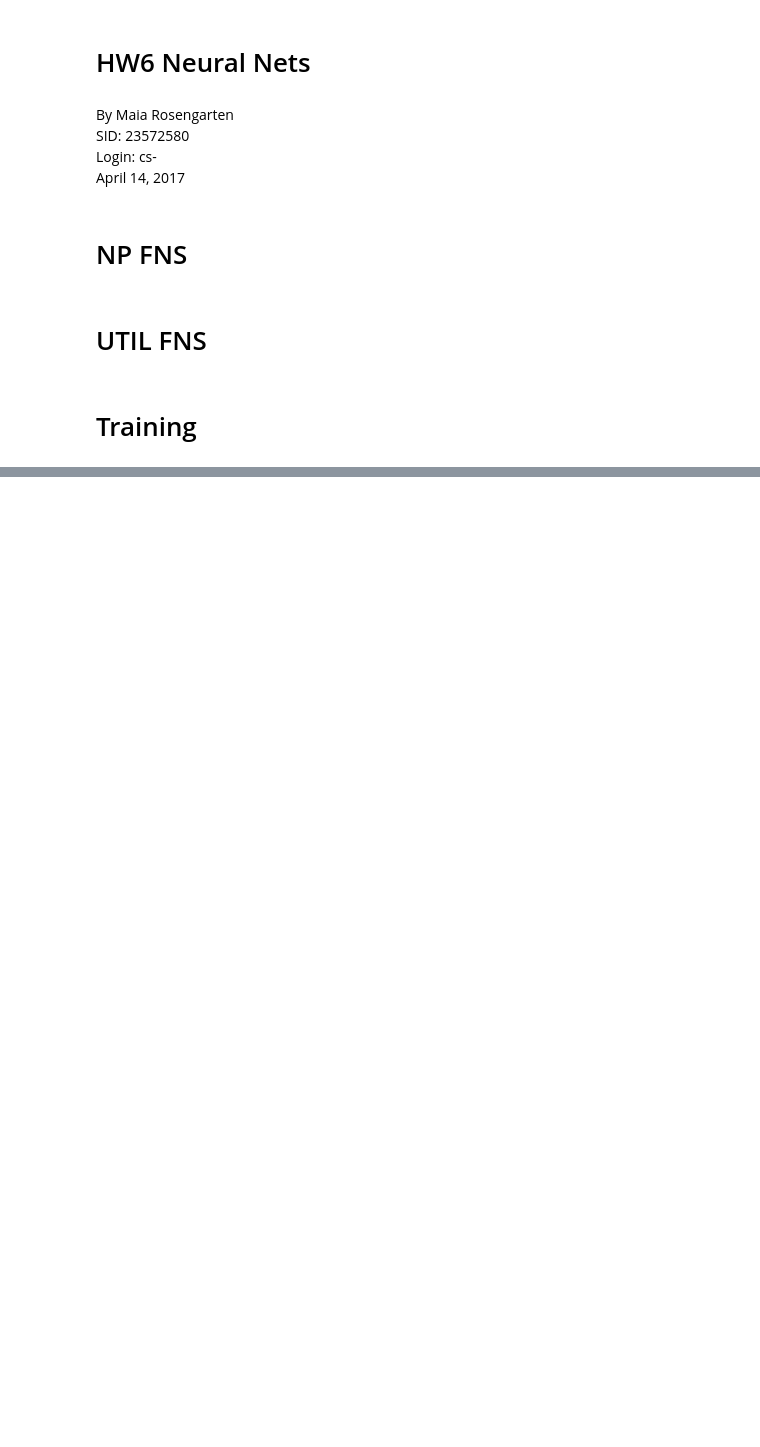
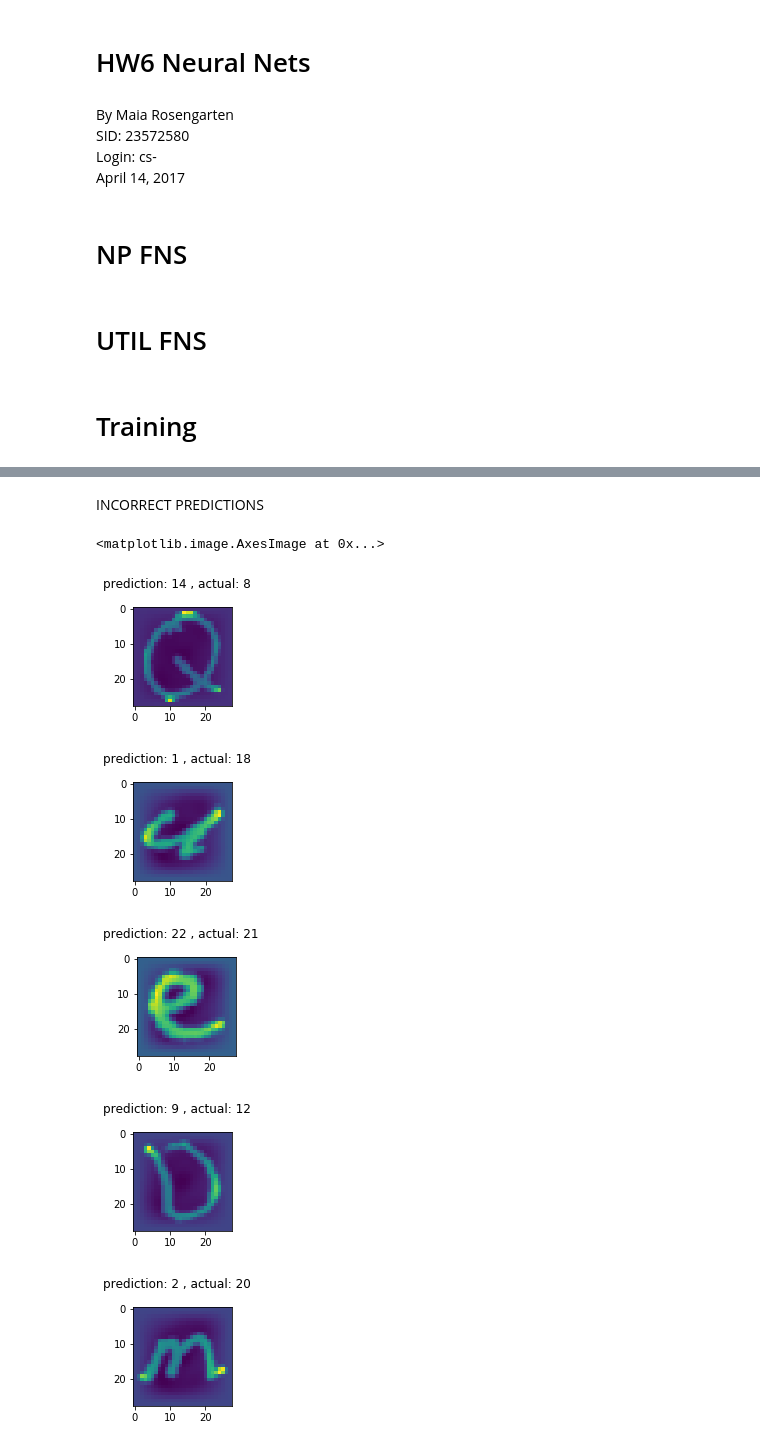
Before and after one commit to maialena/CS189-Machine_Learning, a Jupyter notebook: HW6/189_HW6_NeuralNets.ipynb, the cells around one changed output, grey strips where cells are left out. Saved outputs shown, nothing was run; the diff lists cells and outputs as text; code cells hidden in the pictures; blank space fills up the shorter version.

```diff
--- a/HW6/189_HW6_NeuralNets.ipynb
+++ b/HW6/189_HW6_NeuralNets.ipynb
@@ -364,0 +433,34 @@ accuracy
+# %% [markdown]
+INCORRECT PREDICTIONS
+# %%
+fig = plt.figure(1)
+fig.suptitle('prediction: ' + str(predictions[incorrectIndices[0]]) + " , actual: " + str(valid_y[incorrectIndices[0]][0]))
+plt.subplot(211)
+plt.imshow(net.X[incorrectIndices[0], :-1].reshape(28,28))
+
+fig = plt.figure(2)
+fig.suptitle('prediction: ' + str(predictions[incorrectIndices[1]]) + " , actual: " + str(valid_y[incorrectIndices[1]][0]))
+plt.subplot(211)
+plt.imshow(net.X[incorrectIndices[1], :-1].reshape(28,28))
+
+fig = plt.figure(3)
+fig.suptitle('prediction: ' + str(predictions[incorrectIndices[2]]) + " , actual: " + str(valid_y[incorrectIndices[2]][0]))
+plt.subplot(211)
+plt.imshow(net.X[incorrectIndices[2], :-1].reshape(28,28))
+
+fig = plt.figure(4)
+fig.suptitle('prediction: ' + str(predictions[incorrectIndices[3]]) + " , actual: " + str(valid_y[incorrectIndices[3]][0]))
+plt.subplot(211)
+plt.imshow(net.X[incorrectIndices[3], :-1].reshape(28,28))
+
+fig = plt.figure(5)
+fig.suptitle('prediction: ' + str(predictions[incorrectIndices[4]]) + " , actual: " + str(valid_y[incorrectIndices[4]][0]))
+plt.subplot(211)
+plt.imshow(net.X[incorrectIndices[4], :-1].reshape(28,28))
+# %% [output]
+<matplotlib.image.AxesImage at 0x...>
+[figure, added]
+[figure, added]
+[figure, added]
+[figure, added]
+[figure, added]
```
Also changed, not shown: parts of 28 cells of this notebook.
